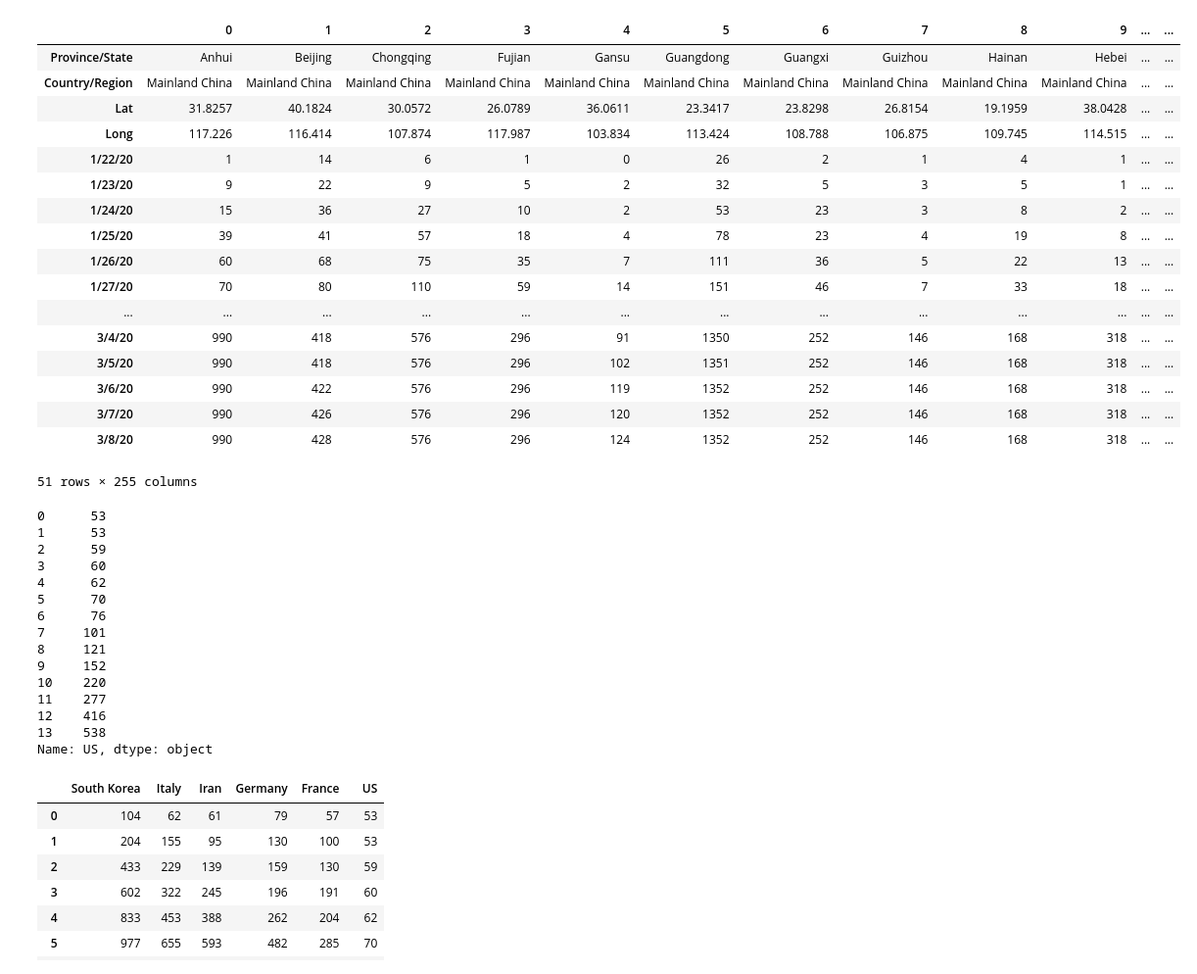
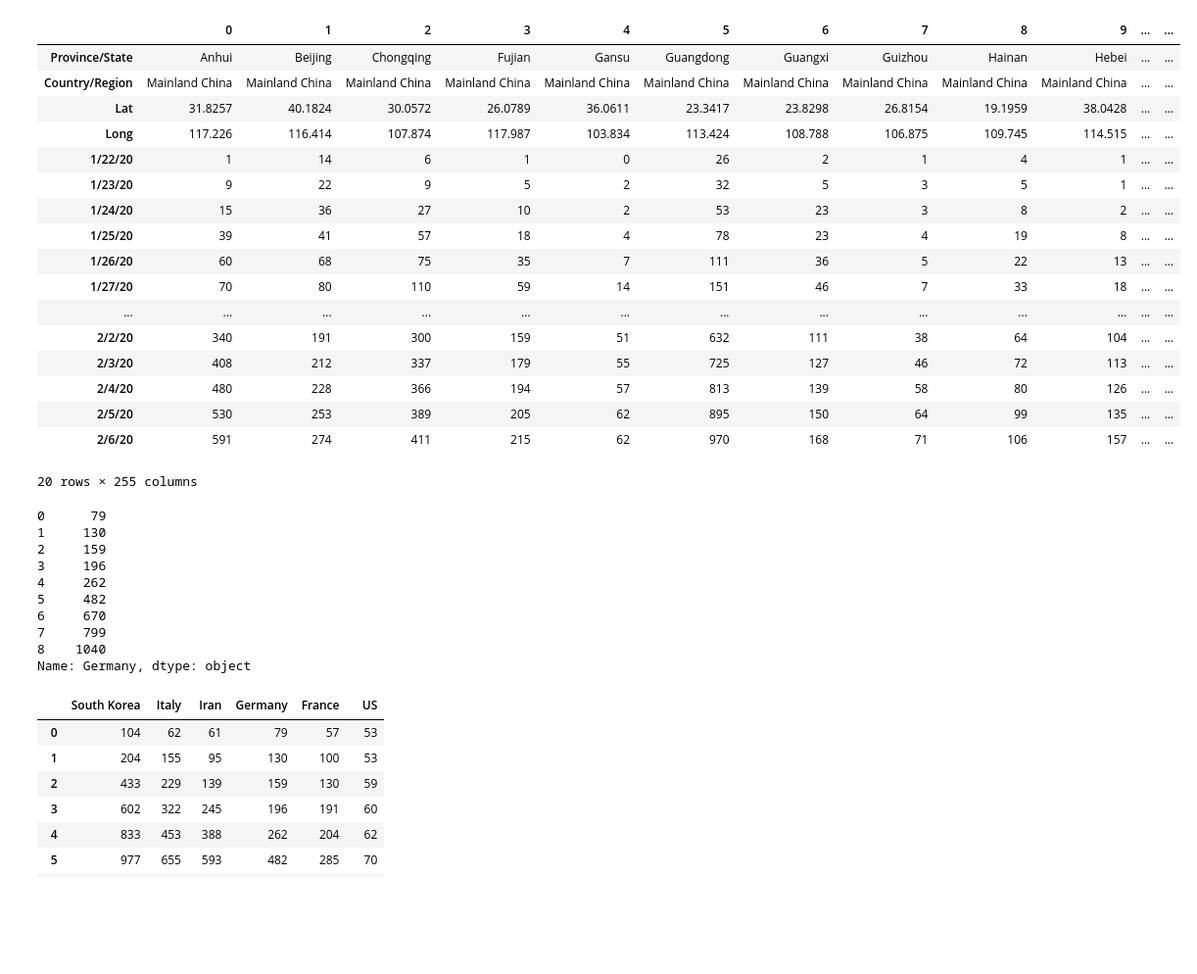
Before and after one commit to tyunkeow/tf_play, a Jupyter notebook: jupyter-lab-tensorflow2/corona.ipynb, the cells around one changed output. Shown: that part at 98% size. Drawn from its saved outputs; the diff is of its cells as text; code cells hidden in the pictures; blank space fills up the shorter version.

```diff
--- a/jupyter-lab-tensorflow2/corona.ipynb
+++ b/jupyter-lab-tensorflow2/corona.ipynb
@@ -28,25 +10,25 @@ with pd.option_context('display.max_rows', None, 'display.max_columns', None):
 # %%
 df = df_orig.transpose()
-df
+df[:20]
 # %% [output]
 |  | 0 | 1 | 2 | 3 | 4 | 5 | 6 | 7 | 8 | 9 | ... | ... |
 | Province/State | Anhui | Beijing | Chongqing | Fujian | Gansu | Guangdong | Guangxi | Guizhou | Hainan | Hebei | ... | ... |
 | Country/Region | Mainland China | Mainland China | Mainland China | Mainland China | Mainland China | Mainland China | Mainland China | Mainland China | Mainland China | Mainland China | ... | ... |
 | Lat | 31.8257 | 40.1824 | 30.0572 | 26.0789 | 36.0611 | 23.3417 | 23.8298 | 26.8154 | 19.1959 | 38.0428 | ... | ... |
 | Long | 117.226 | 116.414 | 107.874 | 117.987 | 103.834 | 113.424 | 108.788 | 106.875 | 109.745 | 114.515 | ... | ... |
 | 1/22/20 | 1 | 14 | 6 | 1 | 0 | 26 | 2 | 1 | 4 | 1 | ... | ... |
 | 1/23/20 | 9 | 22 | 9 | 5 | 2 | 32 | 5 | 3 | 5 | 1 | ... | ... |
 | 1/24/20 | 15 | 36 | 27 | 10 | 2 | 53 | 23 | 3 | 8 | 2 | ... | ... |
 | 1/25/20 | 39 | 41 | 57 | 18 | 4 | 78 | 23 | 4 | 19 | 8 | ... | ... |
 | 1/26/20 | 60 | 68 | 75 | 35 | 7 | 111 | 36 | 5 | 22 | 13 | ... | ... |
 | 1/27/20 | 70 | 80 | 110 | 59 | 14 | 151 | 46 | 7 | 33 | 18 | ... | ... |
 | ... | ... | ... | ... | ... | ... | ... | ... | ... | ... | ... | ... | ... |
-| 3/4/20 | 990 | 418 | 576 | 296 | 91 | 1350 | 252 | 146 | 168 | 318 | ... | ... |
-| 3/5/20 | 990 | 418 | 576 | 296 | 102 | 1351 | 252 | 146 | 168 | 318 | ... | ... |
-| 3/6/20 | 990 | 422 | 576 | 296 | 119 | 1352 | 252 | 146 | 168 | 318 | ... | ... |
-| 3/7/20 | 990 | 426 | 576 | 296 | 120 | 1352 | 252 | 146 | 168 | 318 | ... | ... |
-| 3/8/20 | 990 | 428 | 576 | 296 | 124 | 1352 | 252 | 146 | 168 | 318 | ... | ... |
+| 2/2/20 | 340 | 191 | 300 | 159 | 51 | 632 | 111 | 38 | 64 | 104 | ... | ... |
+| 2/3/20 | 408 | 212 | 337 | 179 | 55 | 725 | 127 | 46 | 72 | 113 | ... | ... |
+| 2/4/20 | 480 | 228 | 366 | 194 | 57 | 813 | 139 | 58 | 80 | 126 | ... | ... |
+| 2/5/20 | 530 | 253 | 389 | 205 | 62 | 895 | 150 | 64 | 99 | 135 | ... | ... |
+| 2/6/20 | 591 | 274 | 411 | 215 | 62 | 970 | 168 | 71 | 106 | 157 | ... | ... |
-51 rows × 255 columns
+20 rows × 255 columns
 # %%
 # df muss die transponierte Matrix sein, d.h. jede Spalte enthält die Fallzahlen für ein Land
 # Liefert ein Series der Fallzahlen pro Tag, z.B: data_for_country('South Korea')['1/31/20'] == 11
@@ -70,31 +52,27 @@ def series_for_country(country):
     # Lösche erste vier Einträge. Diese enthalten keine Fallzahlen.
     series_country = series_country[4:]
 
-    # Nur die Einträge wo Fallzahlen größer 0, damit wir den Beginn der Kurve haben
-    result = series_country[series_country>50]
+    # Nur die Einträge wo Fallzahlen größer als threshold, damit wir den Beginn der Kurve haben
+    threshold = 50
+    result = series_country[series_country>threshold]
 
     result.index = pd.RangeIndex(0,result.size)
     result.name = country
 
     return result
 
-series_for_country('US')
+series_for_country('Germany')
 # %% [output]
-0      53
-1      53
-2      59
-3      60
-4      62
-5      70
-6      76
-7     101
-8     121
-9     152
-10    220
-11    277
-12    416
-13    538
-Name: US, dtype: object
+0      79
+1     130
+2     159
+3     196
+4     262
+5     482
+6     670
+7     799
+8    1040
+Name: Germany, dtype: object
 # %%
 def data_for_countries(countries):
     list_of_series = [series_for_country(country) for country in countries]
```
Also changed, not shown: parts of 2 cells of this notebook.
